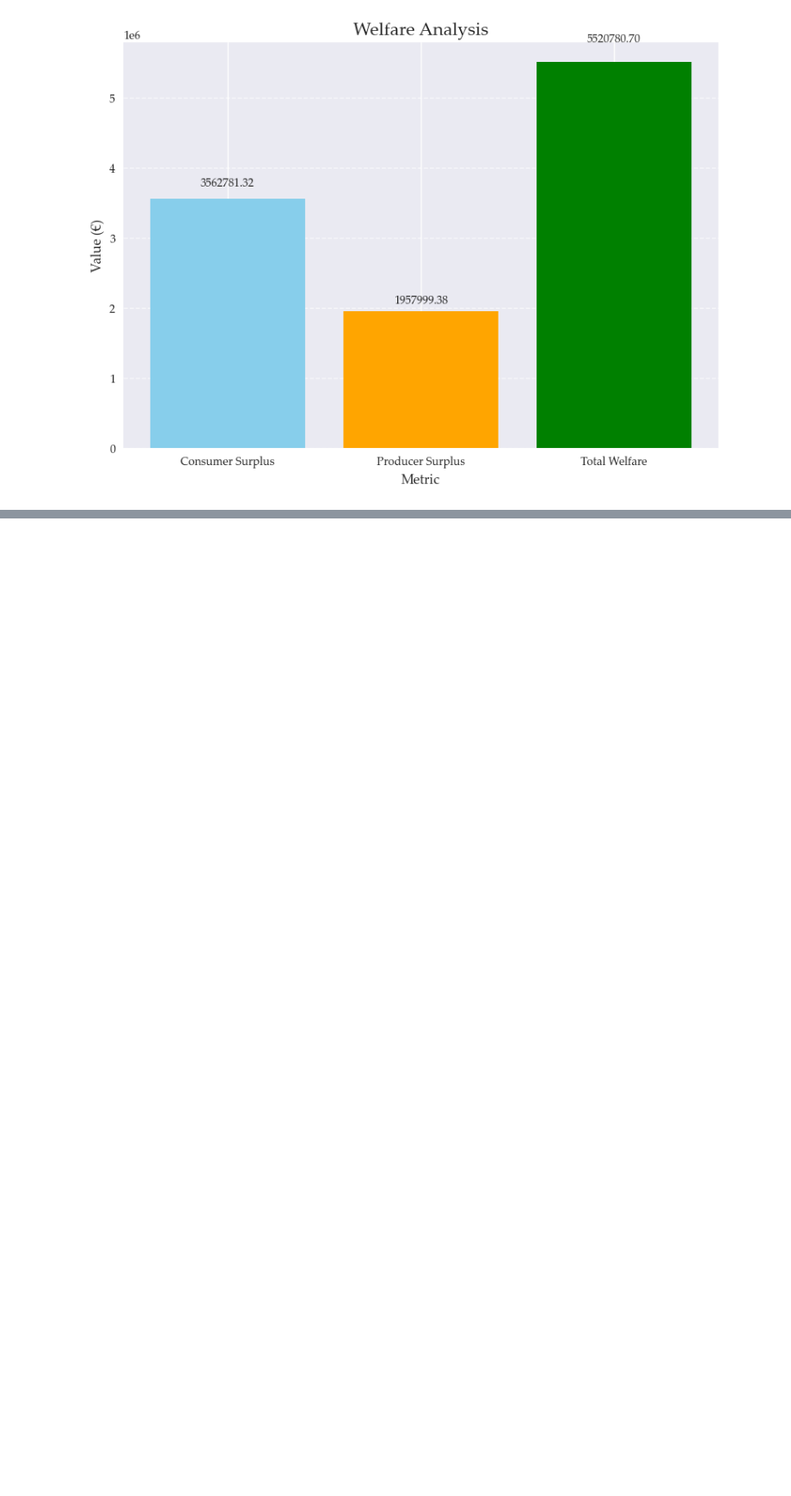
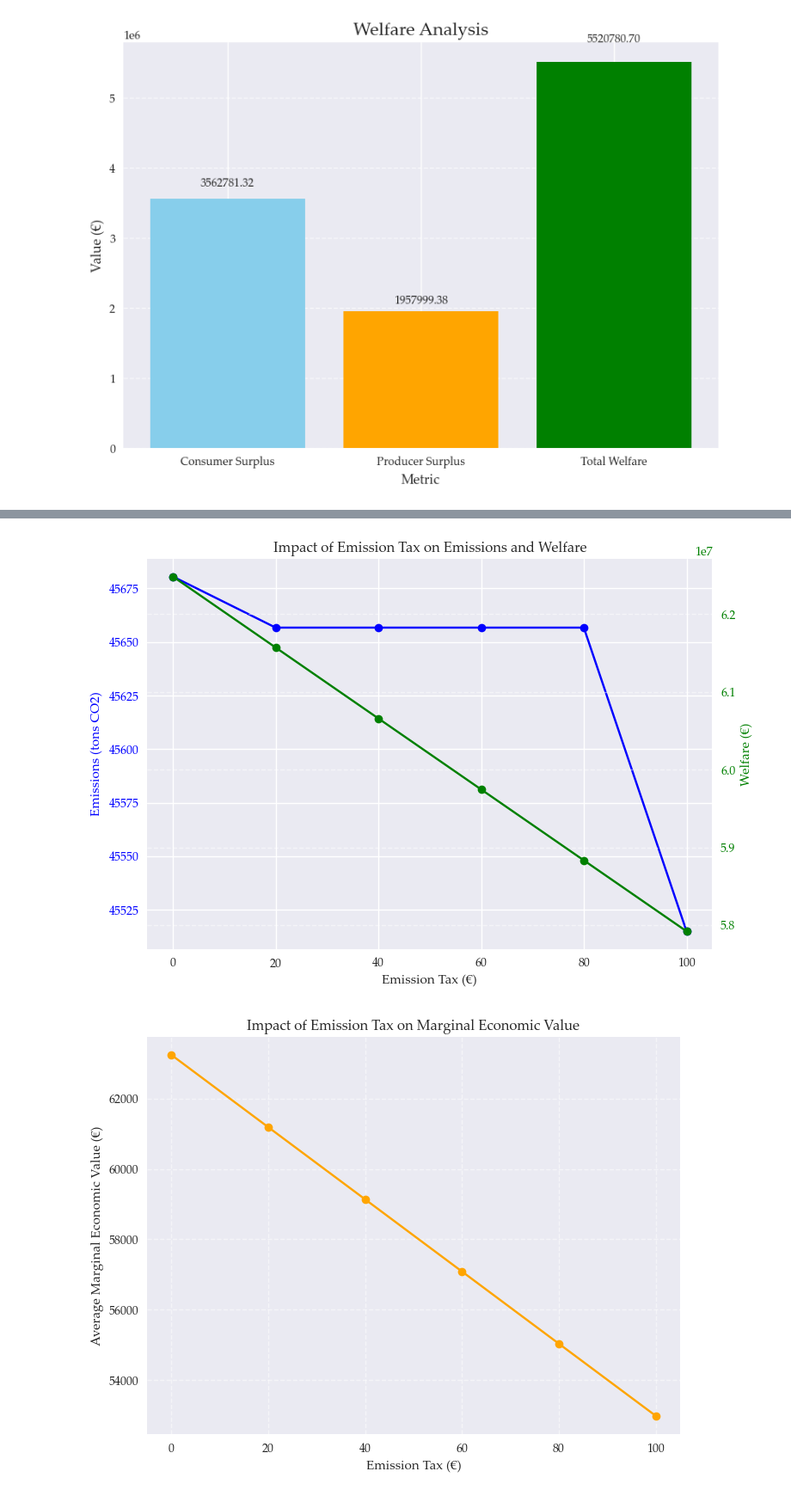
Before and after one commit to kwm928/EnergyEconomicsE2024-1, a Jupyter notebook: Exercises/E44/E44_SolutionGuide.ipynb, the cells around one changed output, grey strips where cells are left out. Shown at 86% size. Cells and saved outputs as stored; diff of their text form; code cells hidden in the pictures; blank space fills up the shorter version.

```diff
--- a/Exercises/E44/E44_SolutionGuide.ipynb
+++ b/Exercises/E44/E44_SolutionGuide.ipynb
@@ -451,0 +581,71 @@ plot_welfare_analysis(m)
+# %%
+import matplotlib.pyplot as plt
+import pandas as pd
+
+# Define the emission tax levels to test
+emission_tax_levels = [0, 20, 40, 60, 80, 100]
+
+# Create an empty list to store results
+results = []
+
+# Loop over emission tax levels
+for tax in emission_tax_levels:
+    # Set the emission tax in the model
+    m.db['EmissionTax'] = tax
+
+    # Recalculate marginal costs to reflect updated emission taxes
+    m.preSolve(recomputeMC=True)
+
+    # Solve the model
+    solution = m.loopSolveExtract(loop, [grid_ECap, grid_SCap], ['Emissions', 'Welfare', 'marginalEconomicValue'])
+
+    # Extract the desired metrics
+    total_emissions = solution['Emissions'].sum()
+    total_welfare = solution['Welfare'].sum()
+    marginal_values = solution['marginalEconomicValue']
+
+    # Store the results as a dictionary
+    results.append({
+        'Tax': tax,
+        'Emissions': total_emissions,
+        'Welfare': total_welfare,
+        'MarginalValue': marginal_values.mean()  # Example: average marginal economic value
+    })
+
+# Convert results into a DataFrame
+results_df = pd.DataFrame(results)
+
+# Plot the results
+fig, ax1 = plt.subplots()
+
+# Plot emissions
+ax1.set_xlabel('Emission Tax (€)')
+ax1.set_ylabel('Emissions (tons CO2)', color='blue')
+ax1.plot(results_df['Tax'], results_df['Emissions'], marker='o', color='blue', label='Emissions')
+ax1.tick_params(axis='y', labelcolor='blue')
+
+# Create a twin axis for welfare
+ax2 = ax1.twinx()
+ax2.set_ylabel('Welfare (€)', color='green')
+ax2.plot(results_df['Tax'], results_df['Welfare'], marker='o', color='green', label='Welfare')
+ax2.tick_params(axis='y', labelcolor='green')
+
+# Add title and grid
+plt.title('Impact of Emission Tax on Emissions and Welfare')
+fig.tight_layout()
+plt.grid(True, linestyle='--', alpha=0.5)
+
+# Show plot
+plt.show()
+
+# Plot marginal economic value separately
+plt.figure(figsize=(8, 6))
+plt.plot(results_df['Tax'], results_df['MarginalValue'], marker='o', color='orange')
+plt.xlabel('Emission Tax (€)')
+plt.ylabel('Average Marginal Economic Value (€)')
+plt.title('Impact of Emission Tax on Marginal Economic Value')
+plt.grid(True, linestyle='--', alpha=0.5)
+plt.show()
+# %% [output]
+[figure, added]
+[figure, added]
```
Also changed, not shown: parts of 10 cells of this notebook, 2 other files.
